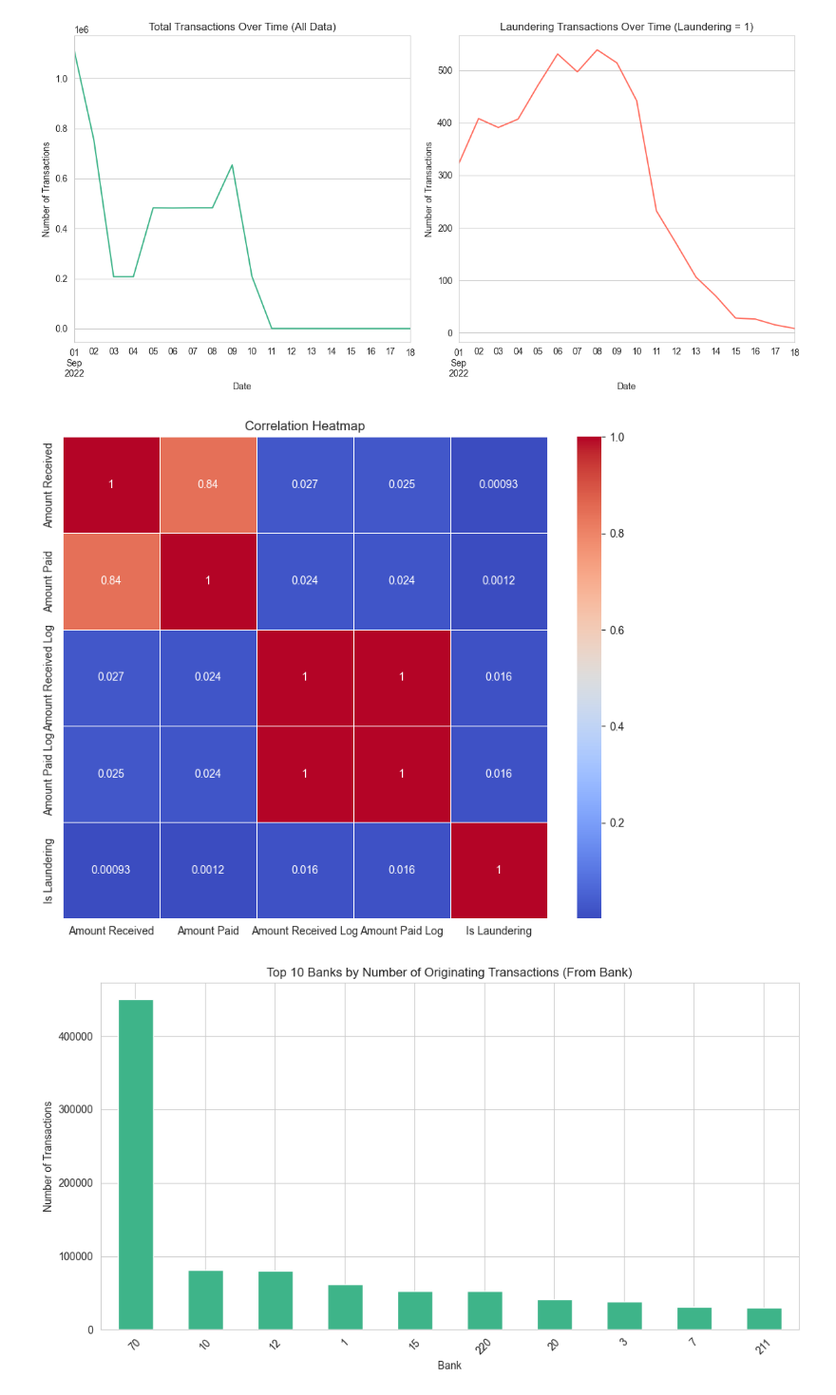
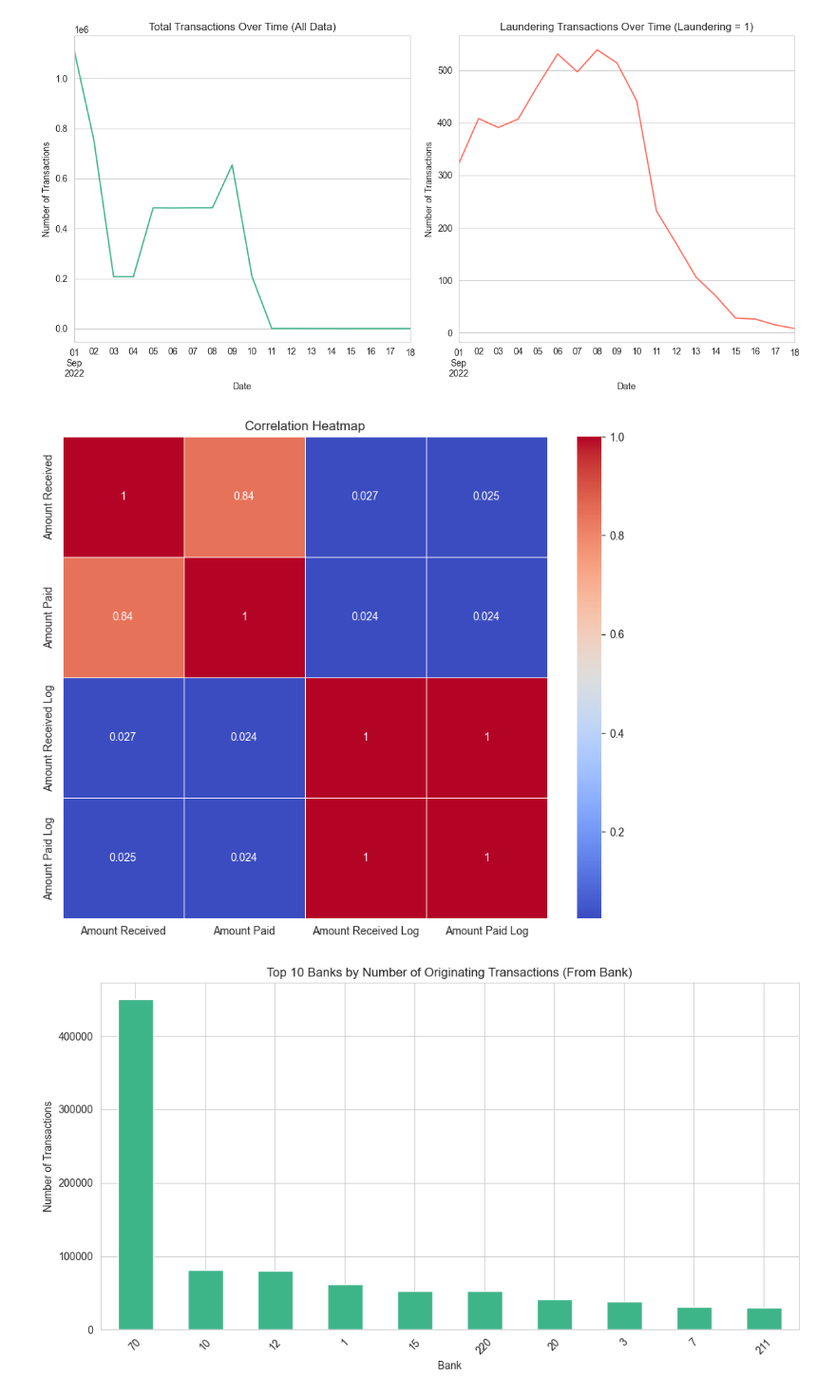
Before and after one commit to kongiannakos/AML, a Jupyter notebook: EDA.ipynb, the cells around one changed output. Shown at 95% size. Drawn from its saved outputs; the diff is of its cells as text; code cells hidden in the pictures.

```diff
--- a/EDA.ipynb
+++ b/EDA.ipynb
@@ -89,36 +10,0 @@ dtype: int64
-# %%
-#Rename column 'Account' to 'From Account' and 'Account.1' to 'To Account'.
-df = df.rename(columns={'Account': 'From Account'})
-df = df.rename(columns={'Account.1': 'To Account'})
-
-#Convert Timestamp to datetime.
-df['Timestamp'] = pd.to_datetime(df['Timestamp'], format='%Y/%m/%d %H:%M')
-
-#Convert "Amount Recieved" and "Amount Paid" into numeric columns.
-df['Amount Received'] = pd.to_numeric(df['Amount Received'], errors='coerce')
-df['Amount Paid'] = pd.to_numeric(df['Amount Paid'], errors='coerce')
-
-#Convert "Amount Recieved (USD)" and "Amount Paid (USD)" into numeric columns.
-df['Amount Received (USD)'] = pd.to_numeric(df['Amount Received (USD)'], errors='coerce')
-df['Amount Paid (USD)'] = pd.to_numeric(df['Amount Paid (USD)'], errors='coerce')
-# %%
-#Convert "From Bank", "From Account", "To Back", "To Account", "Receiving Currency", "Payment Currency", "Payment Format"
-#and "Is Laundering" into categorical ones.
-
-df['From Bank'] = df['From Bank'].astype('category')
-df['From Account'] = df['From Account'].astype('category')
-df['To Account'] = df['To Account'].astype('category')
-df['To Bank'] = df['To Bank'].astype('category')
-df['Receiving Currency'] = df['Receiving Currency'].astype('category')
-df['Payment Currency'] = df['Payment Currency'].astype('category')
-df['Payment Fromat'] = df['Payment Format'].astype('category')
-df['Is Laundering'] = df['Is Laundering'].astype('category')
-# %%
-#Put all categorical and numeric columns into a list.
-numeric_cols = ['Amount Received', 'Amount Paid', 'Amount Received (USD)', 'Amount Paid (USD)']
-df[numeric_cols] = df[numeric_cols].apply(pd.to_numeric, errors='coerce')
-
-categorical_cols = ['From Bank', 'From Account', 'To Bank', 'To Account', 'Receiving Currency', 'Payment Currency',
-                   'Payment Format']
-
-df[categorical_cols] = df[categorical_cols].astype('category')
@@ -270,20 +116,20 @@ plt.show()
 # %% [output]
 [figure]
 # %%
-# Select only the numerical columns for correlation analysis
+#Select only the numerical columns for correlation analysis.
 numerical_cols = ['Amount Received', 'Amount Paid', 'Amount Received Log', 'Amount Paid Log']
 
-# Compute the correlation matrix
-correlation_matrix = df[numerical_cols + ['Is Laundering']].corr()
+#Compute the correlation matrix.
+correlation_matrix = df[numerical_cols].corr()
 
-# Plot the heatmap
+#Plot the heatmap.
 plt.figure(figsize=(10, 8))
 sns.heatmap(correlation_matrix, annot=True, cmap='coolwarm', linewidths=0.5)
 plt.title('Correlation Heatmap')
 plt.savefig('correlation_heatmap.png', bbox_inches='tight', facecolor='white')
 plt.show()
 # %% [output]
-[figure, old version]
+[figure, new version]
 # %%
 plt.figure(figsize=(12, 6))
 
```
Also changed, not shown: parts of 32 cells of this notebook.
